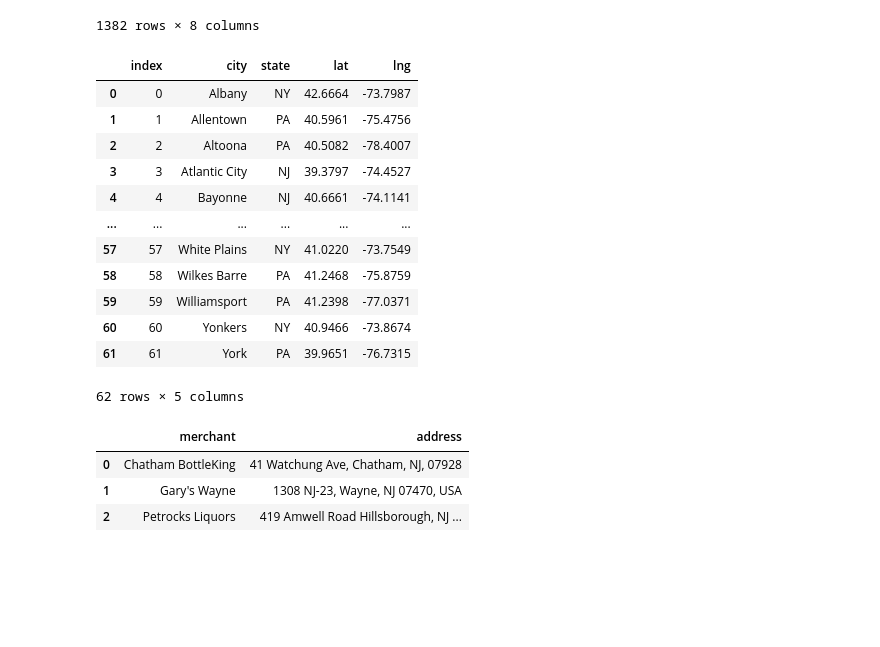
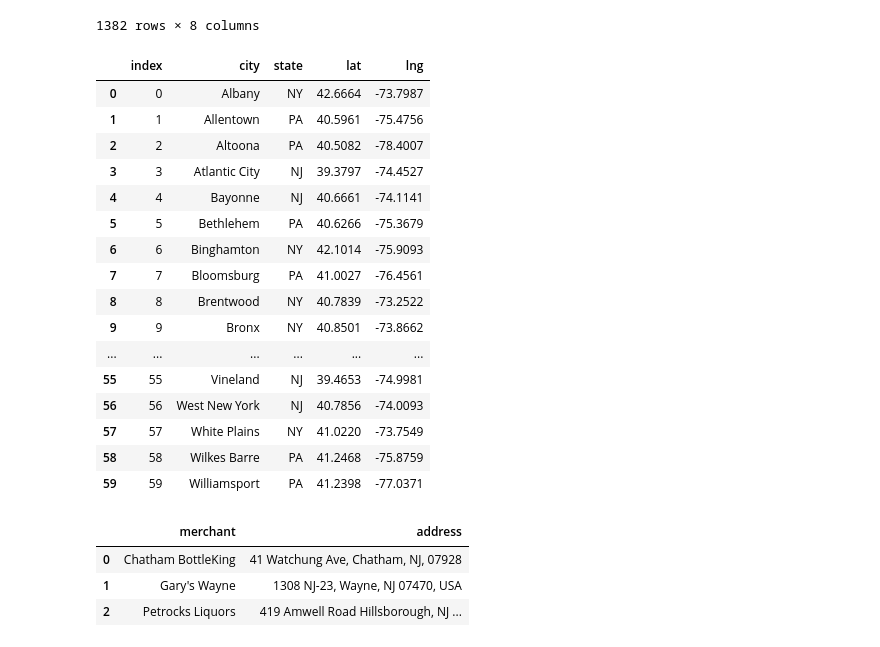
Before and after one commit to MersedehSP/Meetup_Project2, a Jupyter notebook: making tables.ipynb, the cells around one changed output. Cells and saved outputs as stored; diff of their text form; code cells hidden in the pictures; blank space fills up the shorter version.

```diff
--- a/making tables.ipynb
+++ b/making tables.ipynb
@@ -32,25 +32,29 @@ region_df
 # %%
 # Create a region id table based on (city,state,lat and lng) and save to region.csv to be loaded in postgresql
 
 region_table1 = region_df.groupby(['city','state','lat','lng']).size().reset_index().rename(columns={0:'count'})
 region_table2 = region_table1.reset_index()
 #region_table3 = region_table2(columns={"index": "event_id"})
 region_table2=region_table2.drop(['count'] , axis='columns')
-region_table2
+region_table2.head(60)
 # %% [output]
 |  | index | city | state | lat | lng |
 | 0 | 0 | Albany | NY | 42.6664 | -73.7987 |
 | 1 | 1 | Allentown | PA | 40.5961 | -75.4756 |
 | 2 | 2 | Altoona | PA | 40.5082 | -78.4007 |
 | 3 | 3 | Atlantic City | NJ | 39.3797 | -74.4527 |
 | 4 | 4 | Bayonne | NJ | 40.6661 | -74.1141 |
+| 5 | 5 | Bethlehem | PA | 40.6266 | -75.3679 |
+| 6 | 6 | Binghamton | NY | 42.1014 | -75.9093 |
+| 7 | 7 | Bloomsburg | PA | 41.0027 | -76.4561 |
+| 8 | 8 | Brentwood | NY | 40.7839 | -73.2522 |
+| 9 | 9 | Bronx | NY | 40.8501 | -73.8662 |
 | ... | ... | ... | ... | ... | ... |
+| 55 | 55 | Vineland | NJ | 39.4653 | -74.9981 |
+| 56 | 56 | West New York | NJ | 40.7856 | -74.0093 |
 | 57 | 57 | White Plains | NY | 41.0220 | -73.7549 |
 | 58 | 58 | Wilkes Barre | PA | 41.2468 | -75.8759 |
 | 59 | 59 | Williamsport | PA | 41.2398 | -77.0371 |
-| 60 | 60 | Yonkers | NY | 40.9466 | -73.8674 |
-| 61 | 61 | York | PA | 39.9651 | -76.7315 |
-62 rows × 5 columns
 # %%
 #3##save teh region table for postgres
 region_table2.to_csv('region_table.csv', encoding='utf-8', index=False)
```
Also changed, not shown: 7 other files.
